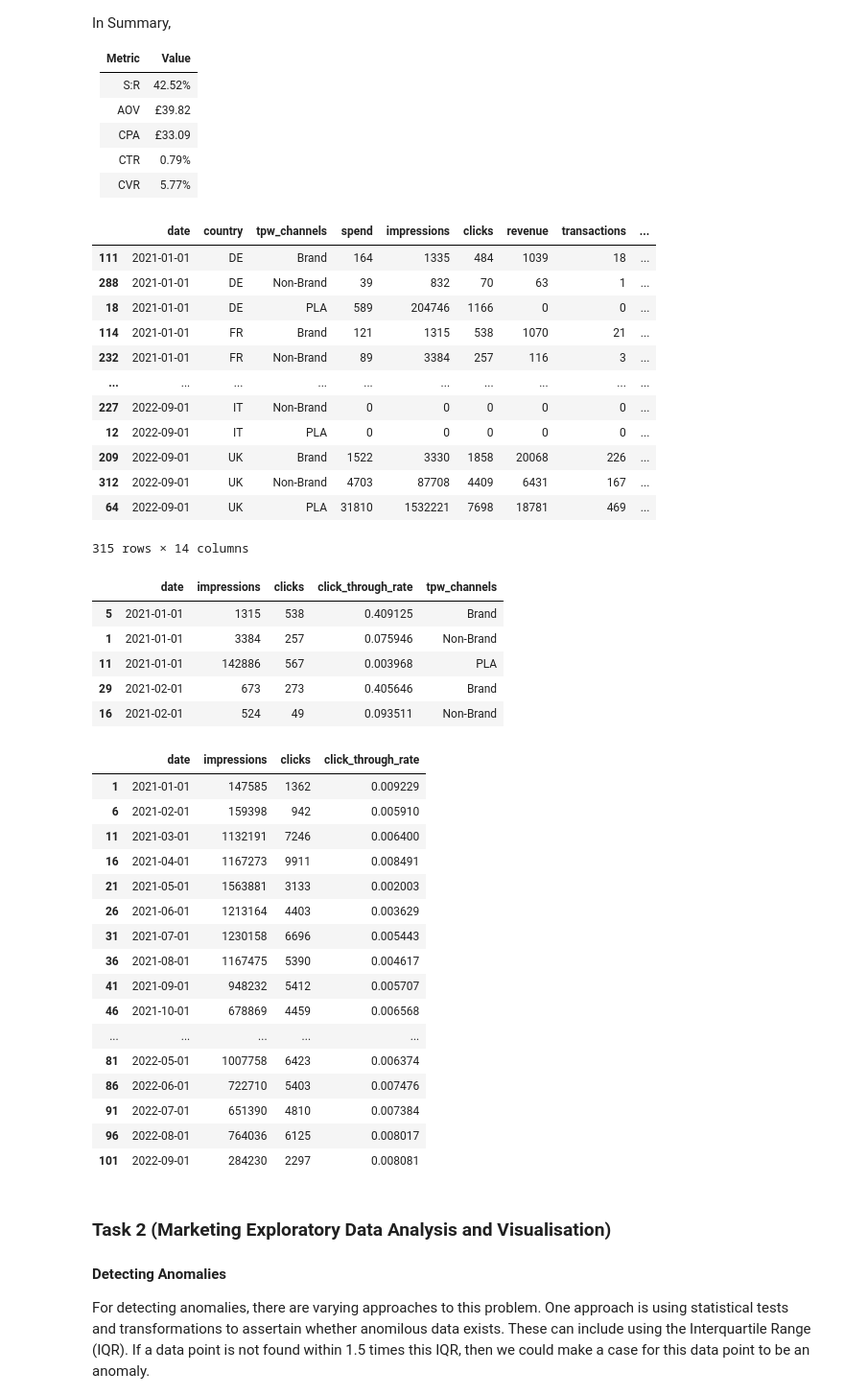
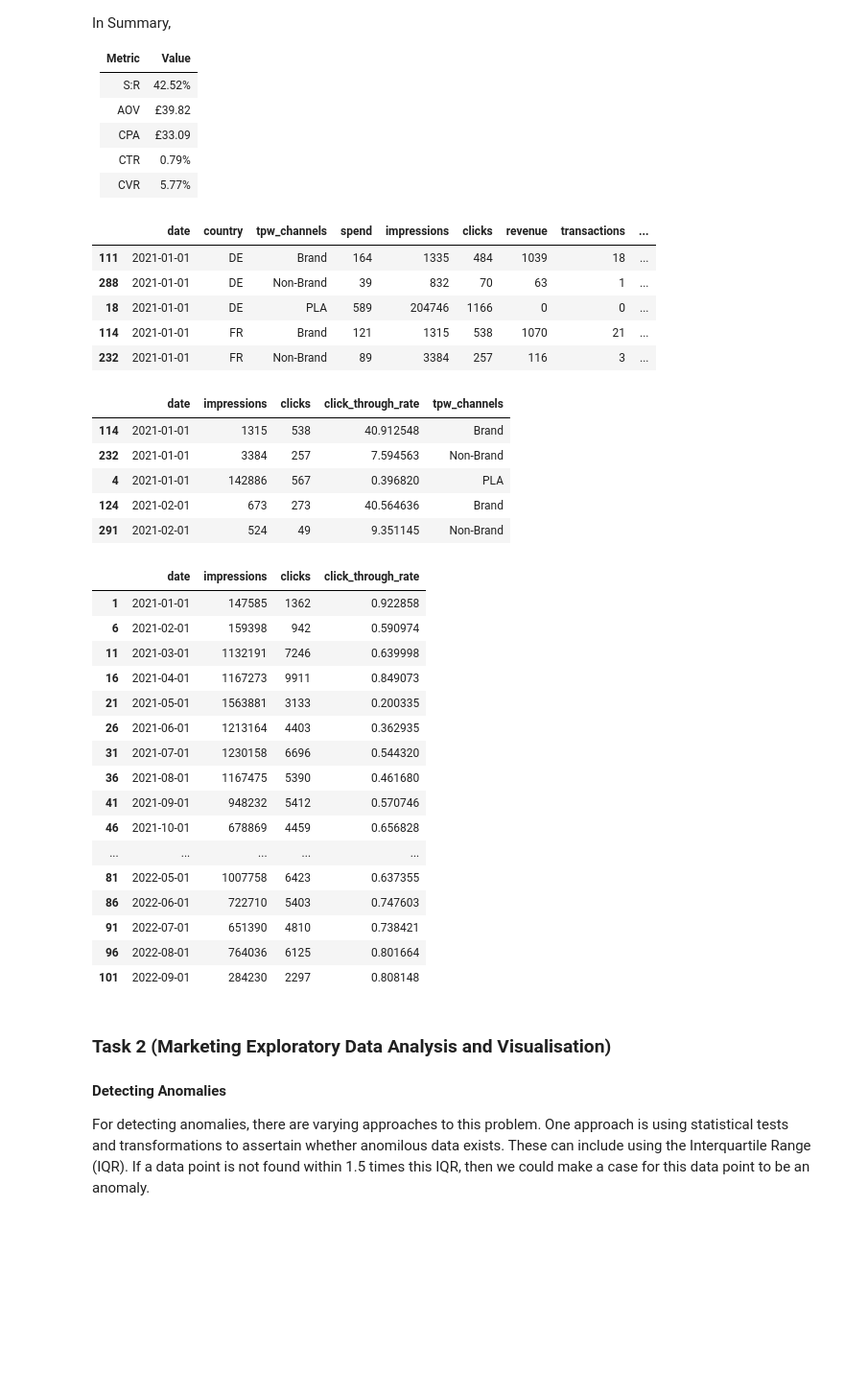
Before and after one commit to DanRHoward/Protein_Works_Presentation, a Jupyter notebook: Protein Works Presentation.ipynb, the cells around one changed output. Shown at 96% size. Saved outputs shown, nothing was run; the diff lists cells and outputs as text; code cells hidden in the pictures; blank space fills up the shorter version.

```diff
--- a/Protein Works Presentation.ipynb
+++ b/Protein Works Presentation.ipynb
@@ -176,30 +176,23 @@ In Summary,
 # %%
 marketing_data_df = marketing_data_df.sort_values(by=['date','country','tpw_channels'],ascending=True)
 
 def generate_metrics(df):
     df['spend_revenue_ratio'] = df['spend']*100/df['revenue'] #create S:R column
     df['average_order_value'] = df['revenue']/df['transactions'] #create AOV column
     df['cost_per_acquisition'] = df['spend']/df['new_customer_transactions'] #create CPA column
-    df['click_through_rate'] = df['clicks']/df['impressions'] #create CTR column
-    df['conversion_rate'] = df['transactions']/df['clicks'] #create CVR column
+    df['click_through_rate'] = df['clicks']*100/df['impressions'] #create CTR column
+    df['conversion_rate'] = df['transactions']*100/df['clicks'] #create CVR column
     return df
 
 marketing_data_df = generate_metrics(marketing_data_df)
-display(marketing_data_df)
+display(marketing_data_df.head())
 # %% [output]
 |  | date | country | tpw_channels | spend | impressions | clicks | revenue | transactions | ... |
 | 111 | 2021-01-01 | DE | Brand | 164 | 1335 | 484 | 1039 | 18 | ... |
 | 288 | 2021-01-01 | DE | Non-Brand | 39 | 832 | 70 | 63 | 1 | ... |
 | 18 | 2021-01-01 | DE | PLA | 589 | 204746 | 1166 | 0 | 0 | ... |
 | 114 | 2021-01-01 | FR | Brand | 121 | 1315 | 538 | 1070 | 21 | ... |
 | 232 | 2021-01-01 | FR | Non-Brand | 89 | 3384 | 257 | 116 | 3 | ... |
-| ... | ... | ... | ... | ... | ... | ... | ... | ... | ... |
-| 227 | 2022-09-01 | IT | Non-Brand | 0 | 0 | 0 | 0 | 0 | ... |
-| 12 | 2022-09-01 | IT | PLA | 0 | 0 | 0 | 0 | 0 | ... |
-| 209 | 2022-09-01 | UK | Brand | 1522 | 3330 | 1858 | 20068 | 226 | ... |
-| 312 | 2022-09-01 | UK | Non-Brand | 4703 | 87708 | 4409 | 6431 | 167 | ... |
-| 64 | 2022-09-01 | UK | PLA | 31810 | 1532221 | 7698 | 18781 | 469 | ... |
-315 rows × 14 columns
 # %%
 all_channels_marketing_data_df = marketing_data_df.groupby(['date','country'])[['spend','impressions','clicks','revenue','transactions','new_customer_transactions']].sum().reset_index()
 
@@ -208,28 +201,28 @@ display(marketing_data_df[marketing_data_df['country']=='FR'][['date','impressio
 display(all_channels_marketing_data_df[all_channels_marketing_data_df['country']=='FR'][['date','impressions','clicks','click_through_rate']])
 # %% [output]
 |  | date | impressions | clicks | click_through_rate | tpw_channels |
-| 5 | 2021-01-01 | 1315 | 538 | 0.409125 | Brand |
-| 1 | 2021-01-01 | 3384 | 257 | 0.075946 | Non-Brand |
-| 11 | 2021-01-01 | 142886 | 567 | 0.003968 | PLA |
-| 29 | 2021-02-01 | 673 | 273 | 0.405646 | Brand |
-| 16 | 2021-02-01 | 524 | 49 | 0.093511 | Non-Brand |
+| 114 | 2021-01-01 | 1315 | 538 | 40.912548 | Brand |
+| 232 | 2021-01-01 | 3384 | 257 | 7.594563 | Non-Brand |
+| 4 | 2021-01-01 | 142886 | 567 | 0.396820 | PLA |
+| 124 | 2021-02-01 | 673 | 273 | 40.564636 | Brand |
+| 291 | 2021-02-01 | 524 | 49 | 9.351145 | Non-Brand |
 |  | date | impressions | clicks | click_through_rate |
-| 1 | 2021-01-01 | 147585 | 1362 | 0.009229 |
-| 6 | 2021-02-01 | 159398 | 942 | 0.005910 |
-| 11 | 2021-03-01 | 1132191 | 7246 | 0.006400 |
-| 16 | 2021-04-01 | 1167273 | 9911 | 0.008491 |
-| 21 | 2021-05-01 | 1563881 | 3133 | 0.002003 |
-| 26 | 2021-06-01 | 1213164 | 4403 | 0.003629 |
-| 31 | 2021-07-01 | 1230158 | 6696 | 0.005443 |
-| 36 | 2021-08-01 | 1167475 | 5390 | 0.004617 |
-| 41 | 2021-09-01 | 948232 | 5412 | 0.005707 |
-| 46 | 2021-10-01 | 678869 | 4459 | 0.006568 |
+| 1 | 2021-01-01 | 147585 | 1362 | 0.922858 |
+| 6 | 2021-02-01 | 159398 | 942 | 0.590974 |
+| 11 | 2021-03-01 | 1132191 | 7246 | 0.639998 |
+| 16 | 2021-04-01 | 1167273 | 9911 | 0.849073 |
+| 21 | 2021-05-01 | 1563881 | 3133 | 0.200335 |
+| 26 | 2021-06-01 | 1213164 | 4403 | 0.362935 |
+| 31 | 2021-07-01 | 1230158 | 6696 | 0.544320 |
+| 36 | 2021-08-01 | 1167475 | 5390 | 0.461680 |
+| 41 | 2021-09-01 | 948232 | 5412 | 0.570746 |
+| 46 | 2021-10-01 | 678869 | 4459 | 0.656828 |
 | ... | ... | ... | ... | ... |
-| 81 | 2022-05-01 | 1007758 | 6423 | 0.006374 |
-| 86 | 2022-06-01 | 722710 | 5403 | 0.007476 |
-| 91 | 2022-07-01 | 651390 | 4810 | 0.007384 |
-| 96 | 2022-08-01 | 764036 | 6125 | 0.008017 |
-| 101 | 2022-09-01 | 284230 | 2297 | 0.008081 |
+| 81 | 2022-05-01 | 1007758 | 6423 | 0.637355 |
+| 86 | 2022-06-01 | 722710 | 5403 | 0.747603 |
+| 91 | 2022-07-01 | 651390 | 4810 | 0.738421 |
+| 96 | 2022-08-01 | 764036 | 6125 | 0.801664 |
+| 101 | 2022-09-01 | 284230 | 2297 | 0.808148 |
 # %% [markdown]
 ### **Task 2** (Marketing Exploratory Data Analysis and Visualisation)
 
```
Also changed, not shown: parts of 14 cells of this notebook.
